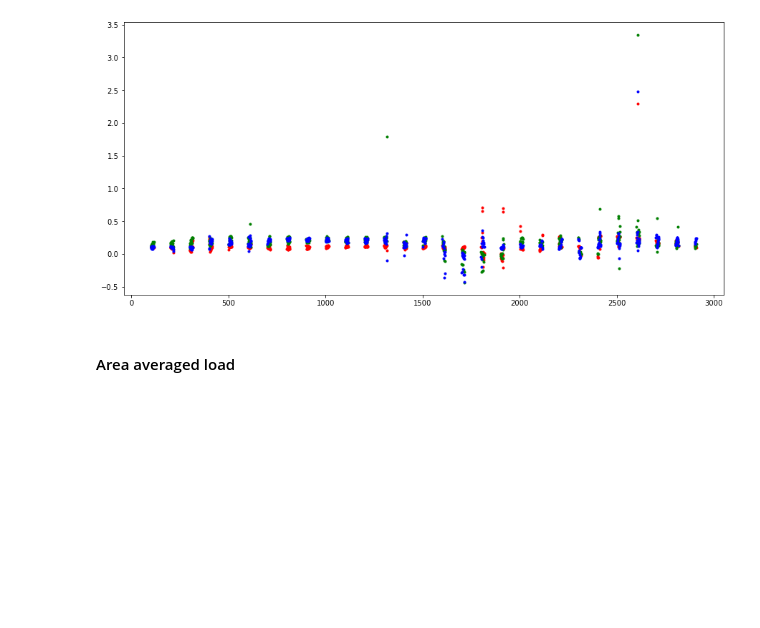
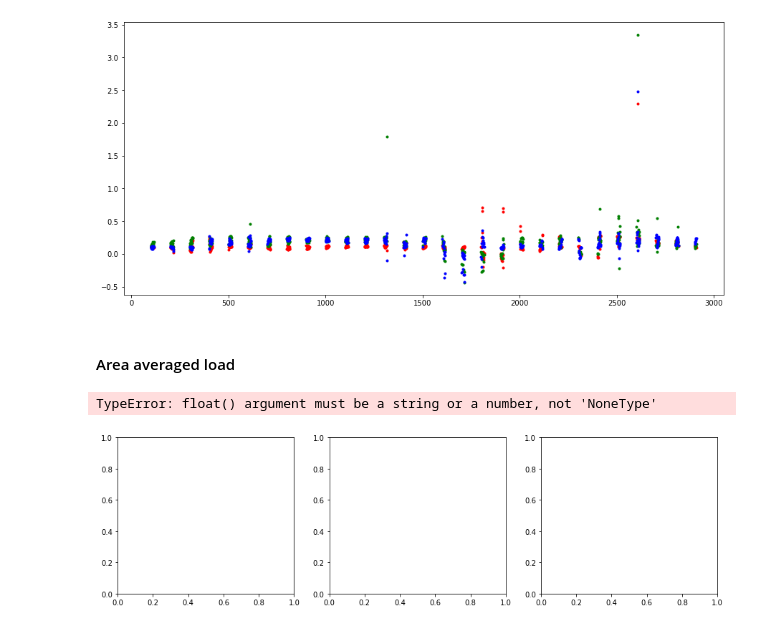
Before and after one commit to Tsinuel/windCalc, a Jupyter notebook: src/lab_windCAD.ipynb, the cells around one changed output. Drawn from its saved outputs; the diff is of its cells as text; code cells hidden in the pictures; blank space fills up the shorter version.

```diff
--- a/src/lab_windCAD.ipynb
+++ b/src/lab_windCAD.ipynb
@@ -1069,0 +1141,47 @@ ax.plot(wtCp_tngE3.tapNo, wtCp_tngE3.CpStats[fld][2,:] - lesCp_E3.CpStats[fld][2
+# %%
+A = np.array(bldg[0].nominalPanelAreas)
+A = np.multiply(A, np.power(1/bldg.lScl,2))
+durstFactor = 1.53**2
+iDurstFactor = 1/durstFactor
+
+nrow, ncol = 1, 3
+fig, axs = plt.subplots(nrow, ncol)
+fig.set_figheight(4*nrow)
+fig.set_figwidth(5*ncol)
+
+titles = ['Corner', 'Edge', 'Field']
+for z in range(ncol):
+    ax = axs[z]
+    cpAvg = lesCp_E2.CpStatsAreaAvgCollected(envelope='low',extremesPerNominalArea='low')
+    ax.semilogx(A, cpAvg[z][2]['peakMin']*iDurstFactor,'or',label='LES')
+    cpAvg = wtCp_tngE2.CpStatsAreaAvgCollected(envelope='low',extremesPerNominalArea='low')
+    ax.semilogx(A, cpAvg[z][2]['peakMin']*iDurstFactor,'db',label='BLWT')
+    ax.semilogx(NBCC_A_min[z], NBCC_CpCg_min[z]*iDurstFactor,'-k',lw=2,label='NBCC-2020')
+    ax.semilogx(ASCE_A_min[z], ASCE_GCp_min[z],'--k',lw=2,label='ASCE 7-22')
+    if z == 2:
+        ax.semilogx(ASCE_A_min[z+1], ASCE_GCp_min[z+1],'--k',lw=2)
+
+    cpAvg = lesCp_E2.CpStatsAreaAvgCollected(envelope='high',extremesPerNominalArea='high')
+    ax.semilogx(A, cpAvg[z][2]['peakMax']*iDurstFactor,'or')
+    cpAvg = wtCp_tngE2.CpStatsAreaAvgCollected(envelope='high',extremesPerNominalArea='high')
+    ax.semilogx(A, cpAvg[z][2]['peakMax']*iDurstFactor,'db')
+    ax.semilogx(NBCC_A_max, NBCC_CpCg_max*iDurstFactor,'-k',lw=2)
+    ax.semilogx(ASCE_A_max, ASCE_GCp_max,'--k',lw=2,)
+
+
+    ax.set_ylim([-6,1])
+    ax.set_xlim([0.1,100])
+    ax.tick_params(axis='both',direction='in',which='both',top=True,right=True)
+    ax.invert_yaxis()
+    ax.grid('both')
+    ax.set_ylabel(r'$GC_p$')
+    ax.set_xlabel(r'A [$m^2$]')
+    ax.set_title(titles[z])
+    if z == 2:
+        ax.legend()
+
+if saveFigs:
+    fig.savefig(figDir+"areaAvgGCp_LESvsWTvsCode.svg",format='svg',dpi=1200, bbox_inches='tight')
+# %% [output]
+TypeError: float() argument must be a string or a number, not 'NoneType'
+[figure, added]
```
Also changed, not shown: parts of 10 cells of this notebook, 2 other files.
